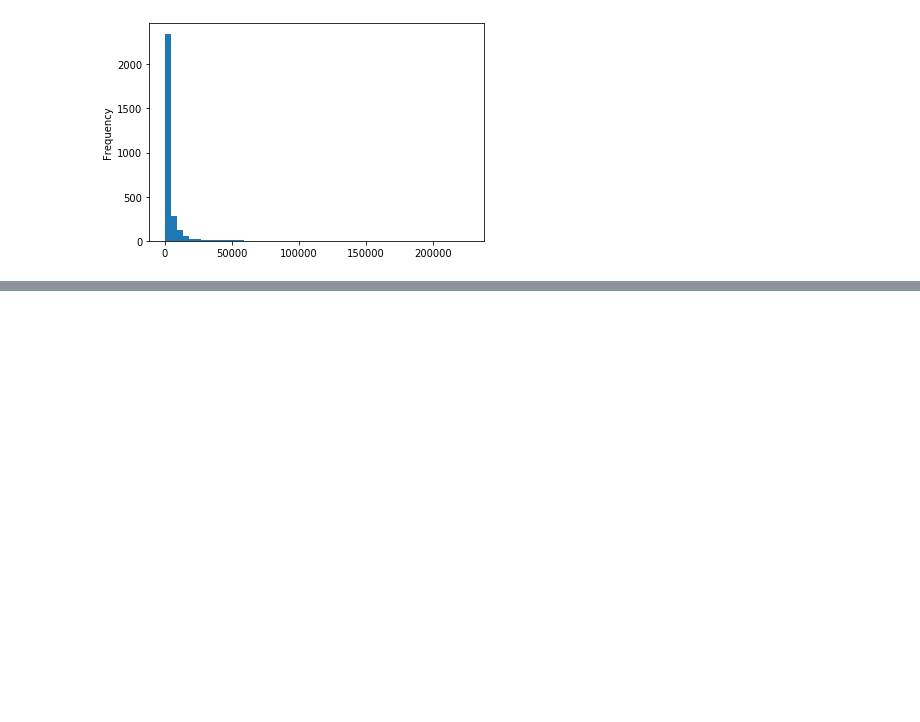
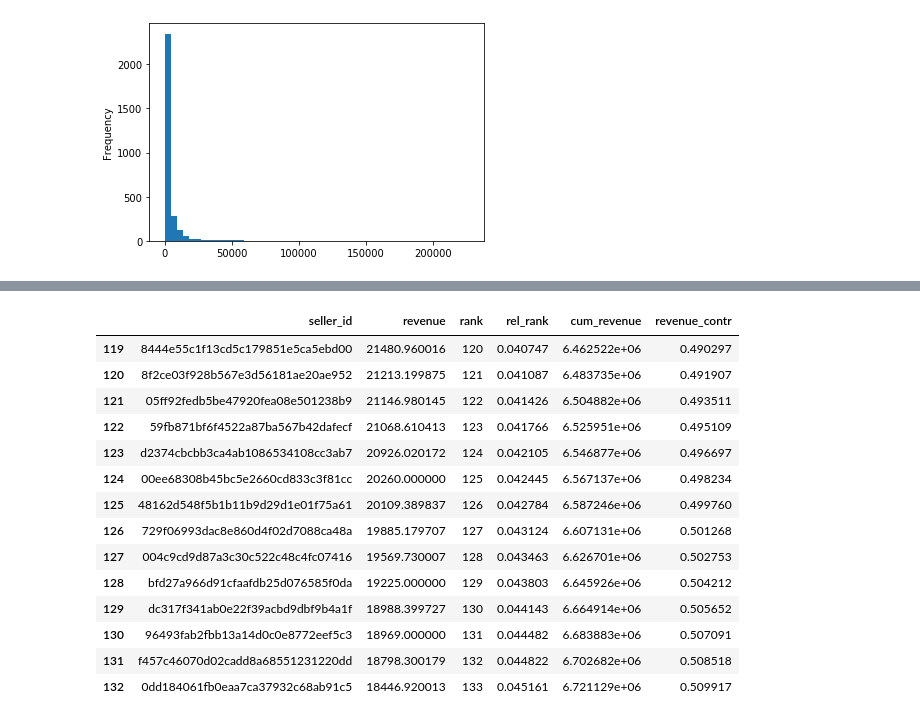
Before and after one commit to ironhack-datalabs/data-ber-06-20, a Jupyter notebook: Notes/module-2/week-4/1_eda-descriptive_stats.ipynb, the cells around one changed output, grey strips where cells are left out. Saved outputs shown, nothing was run; the diff lists cells and outputs as text; code cells hidden in the pictures; blank space fills up the shorter version.

```diff
--- a/Notes/module-2/week-4/1_analytics-descriptive_stats.ipynb
+++ b/Notes/module-2/week-4/1_eda-descriptive_stats.ipynb
@@ -218,0 +264,18 @@ rev_by_seller["revenue"].plot(kind="hist", bins=50);
+# %%
+rev_contr.loc[rev_contr["revenue_contr"].between(0.49,0.51)]
+# %% [output]
+|  | seller_id | revenue | rank | rel_rank | cum_revenue | revenue_contr |
+| 119 | 8444e55c1f13cd5c179851e5ca5ebd00 | 21480.960016 | 120 | 0.040747 | 6.462522e+06 | 0.490297 |
+| 120 | 8f2ce03f928b567e3d56181ae20ae952 | 21213.199875 | 121 | 0.041087 | 6.483735e+06 | 0.491907 |
+| 121 | 05ff92fedb5be47920fea08e501238b9 | 21146.980145 | 122 | 0.041426 | 6.504882e+06 | 0.493511 |
+| 122 | 59fb871bf6f4522a87ba567b42dafecf | 21068.610413 | 123 | 0.041766 | 6.525951e+06 | 0.495109 |
+| 123 | d2374cbcbb3ca4ab1086534108cc3ab7 | 20926.020172 | 124 | 0.042105 | 6.546877e+06 | 0.496697 |
+| 124 | 00ee68308b45bc5e2660cd833c3f81cc | 20260.000000 | 125 | 0.042445 | 6.567137e+06 | 0.498234 |
+| 125 | 48162d548f5b1b11b9d29d1e01f75a61 | 20109.389837 | 126 | 0.042784 | 6.587246e+06 | 0.499760 |
+| 126 | 729f06993dac8e860d4f02d7088ca48a | 19885.179707 | 127 | 0.043124 | 6.607131e+06 | 0.501268 |
+| 127 | 004c9cd9d87a3c30c522c48c4fc07416 | 19569.730007 | 128 | 0.043463 | 6.626701e+06 | 0.502753 |
+| 128 | bfd27a966d91cfaafdb25d076585f0da | 19225.000000 | 129 | 0.043803 | 6.645926e+06 | 0.504212 |
+| 129 | dc317f341ab0e22f39acbd9dbf9b4a1f | 18988.399727 | 130 | 0.044143 | 6.664914e+06 | 0.505652 |
+| 130 | 96493fab2fbb13a14d0c0e8772eef5c3 | 18969.000000 | 131 | 0.044482 | 6.683883e+06 | 0.507091 |
+| 131 | f457c46070d02cadd8a68551231220dd | 18798.300179 | 132 | 0.044822 | 6.702682e+06 | 0.508518 |
+| 132 | 0dd184061fb0eaa7ca37932c68ab91c5 | 18446.920013 | 133 | 0.045161 | 6.721129e+06 | 0.509917 |
```
Also changed, not shown: parts of 9 cells of this notebook, 1 other file.
